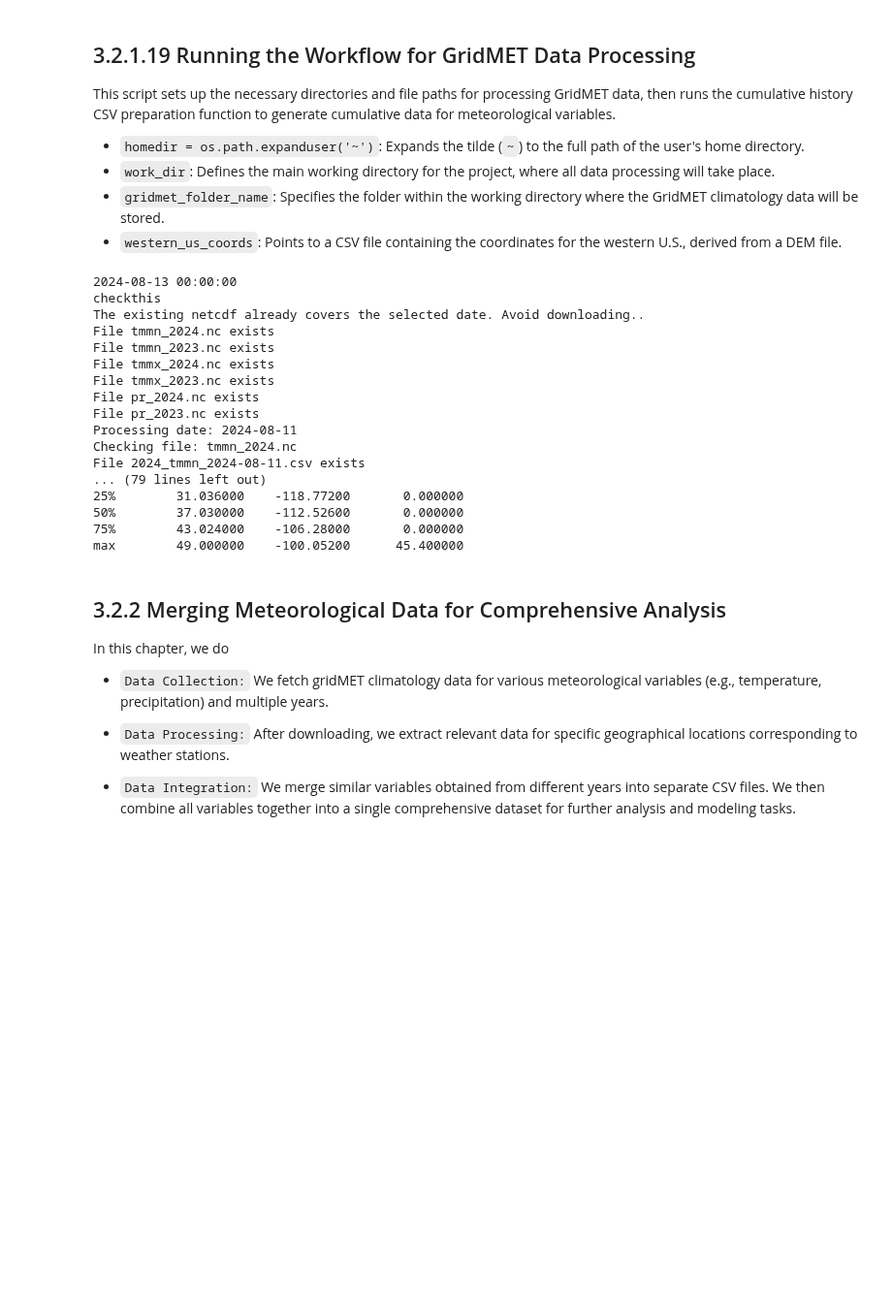
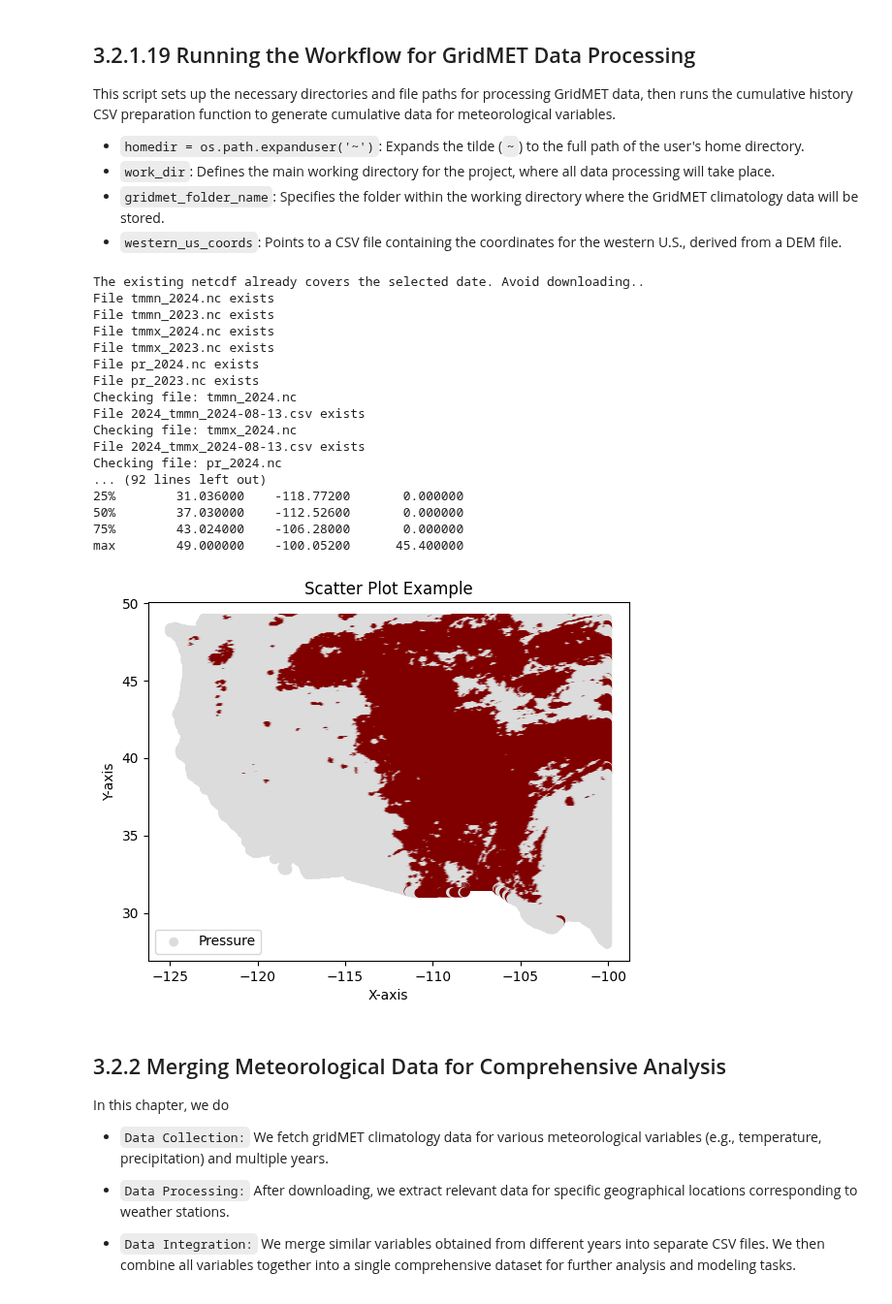
Before and after one commit to geo-smart/swe-workflow-book, a Jupyter notebook: book/chapters/gridmet.ipynb, the cells around one changed output. Shown at 97% size. Cells and saved outputs as stored; diff of their text form; code cells hidden in the pictures; blank space fills up the shorter version.

```diff
--- a/book/chapters/gridmet.ipynb
+++ b/book/chapters/gridmet.ipynb
@@ -418,7 +411,7 @@ def turn_gridmet_nc_to_csv(target_date=test_start_date):
             if str(selected_date.year) in file_name and file_name.endswith(".nc"):
                 print(f"Checking file: {file_name}")
                 var_name = get_var_from_file_name(file_name)
-                res_csv = f"{work_dir}/testing_output/{str(selected_date.year)}_{var_name}_{target_date}.csv"
+                res_csv = f"../data/gridmet_test_run/testing_output/{str(selected_date.year)}_{var_name}_{target_date}.csv"
 
                 if os.path.exists(res_csv):
                     #os.remove(res_csv)
@@ -462,7 +455,7 @@ We convert GridMET NetCDF files to CSV format for a specified date. We iterate t
 def plot_gridmet(target_date=test_start_date):
   selected_date = datetime.strptime(target_date, "%Y-%m-%d")
   var_name = "pr"
-  test_csv = f"{work_dir}/testing_output/{str(selected_date.year)}_{var_name}_{target_date}.csv"
+  test_csv = f"../data/gridmet_test_run/testing_output/{str(selected_date.year)}_{var_name}_{target_date}.csv"
   gridmet_var_df = pd.read_csv(test_csv)
   gridmet_var_df.replace('--', pd.NA, inplace=True)
   gridmet_var_df.dropna(inplace=True)
@@ -483,7 +476,7 @@ def plot_gridmet(target_date=test_start_date):
   plt.title('Scatter Plot Example')
   plt.legend()
 
-  res_png_path = f"{work_dir}/testing_output/{str(selected_date.year)}_{var_name}_{target_date}.png"
+  res_png_path = f"../data/gridmet_test_run/testing_output/{str(selected_date.year)}_{var_name}_{target_date}.png"
   plt.savefig(res_png_path)
   print(f"test image is saved at {res_png_path}")
 # %% [markdown]
@@ -697,36 +690,35 @@ This script sets up the necessary directories and file paths for processing Grid
 - `gridmet_folder_name`: Specifies the folder within the working directory where the GridMET climatology data will be stored.
 - `western_us_coords`: Points to a CSV file containing the coordinates for the western U.S., derived from a DEM file.
 # %%
-homedir = os.path.expanduser('~')
-work_dir = f'{homedir}/Documents/projects/swe-workflow-book'
-gridmet_folder_name = f'{work_dir}/gridmet_climatology'
-western_us_coords = f'{work_dir}/dem_file.tif.csv'
+gridmet_folder_name = "../data/gridmet_test_run/gridmet_climatology"
+western_us_coords = "../data/dem_file.tif.csv"
 
 # Run the download function
-# download_gridmet_of_specific_variables(prepare_folder_and_get_year_list())
-# turn_gridmet_nc_to_csv()
-# plot_gridmet()
+download_gridmet_of_specific_variables(prepare_folder_and_get_year_list())
+turn_gridmet_nc_to_csv()
+plot_gridmet()
 
 # prepare testing data with cumulative variables
 prepare_cumulative_history_csvs(force=True)
 # %% [output]
-2024-08-13 00:00:00
-checkthis
 The existing netcdf already covers the selected date. Avoid downloading..
 File tmmn_2024.nc exists
 File tmmn_2023.nc exists
 File tmmx_2024.nc exists
 File tmmx_2023.nc exists
 File pr_2024.nc exists
 File pr_2023.nc exists
-Processing date: 2024-08-11
 Checking file: tmmn_2024.nc
-File 2024_tmmn_2024-08-11.csv exists
-... (79 lines left out)
+File 2024_tmmn_2024-08-13.csv exists
+Checking file: tmmx_2024.nc
+File 2024_tmmx_2024-08-13.csv exists
+Checking file: pr_2024.nc
+... (92 lines left out)
 25%        31.036000    -118.77200       0.000000
 50%        37.030000    -112.52600       0.000000
 75%        43.024000    -106.28000       0.000000
 max        49.000000    -100.05200      45.400000
+[figure, added]
 # %% [markdown]
 ## 3.2.2 Merging Meteorological Data for Comprehensive Analysis
 
```
Also changed, not shown: parts of 12 cells of this notebook.
